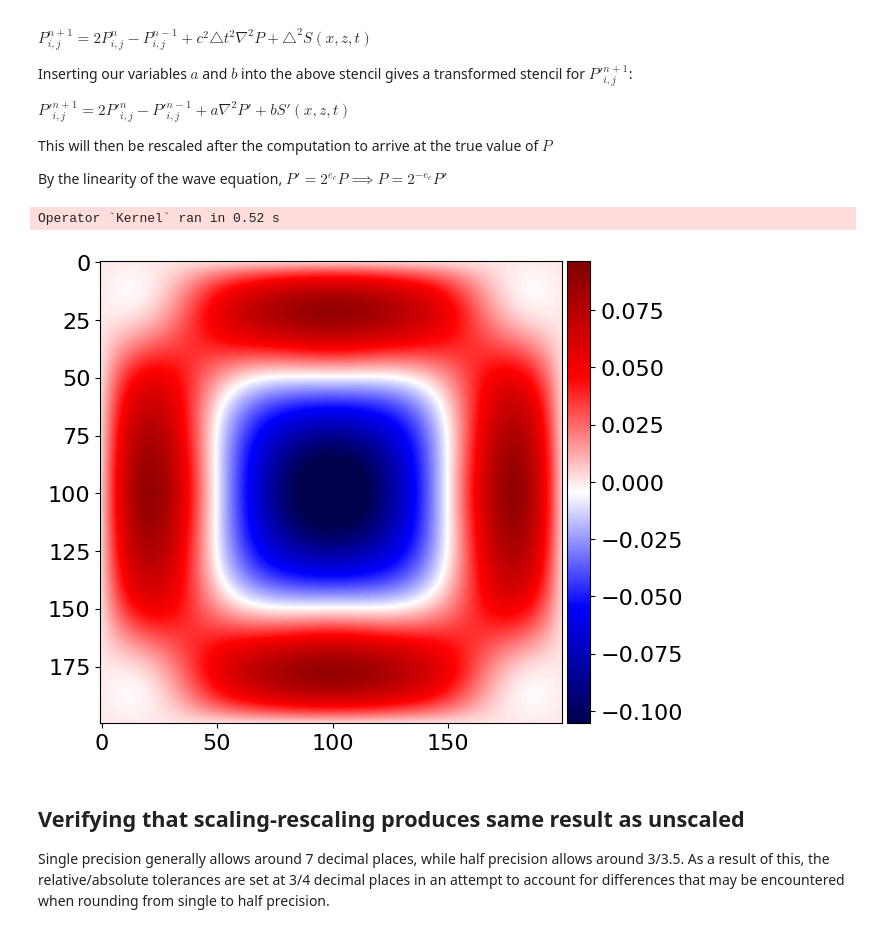
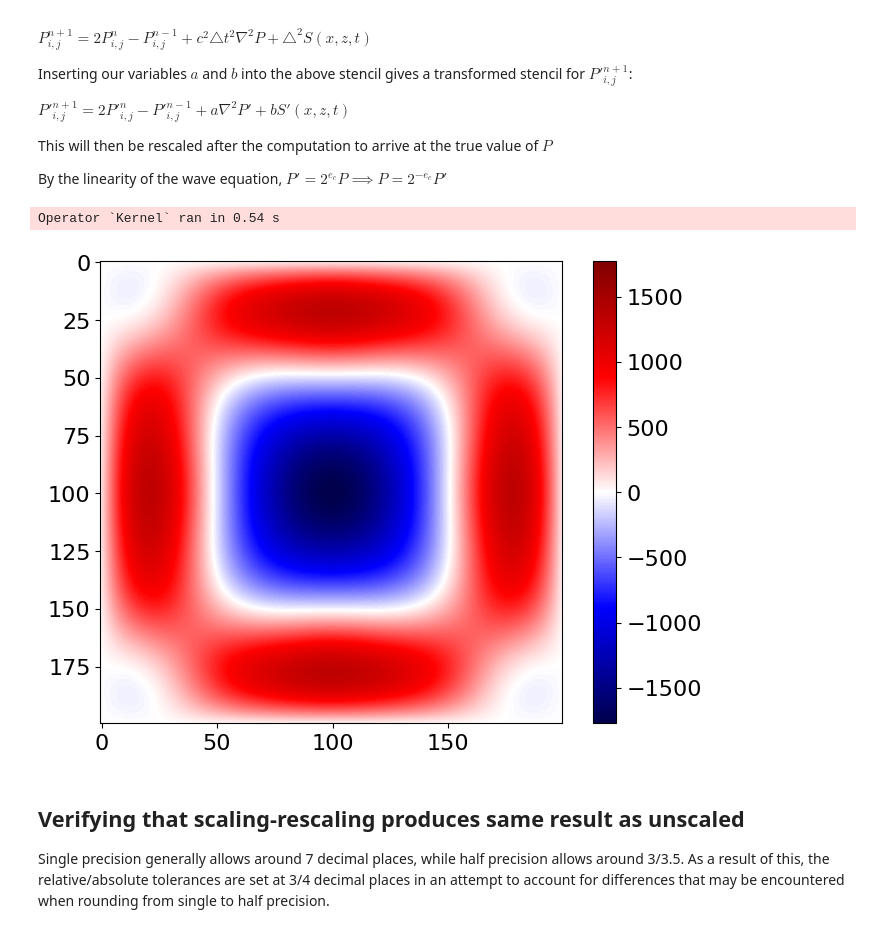
Before and after one commit to dt-17/Devito-UROP-MSci, a Jupyter notebook: scaling_acoustic.ipynb, the cells around one changed output. Cells and saved outputs as stored; diff of their text form; code cells hidden in the pictures.

```diff
--- a/scaling_acoustic.ipynb
+++ b/scaling_acoustic.ipynb
@@ -122,5 +124,7 @@ p_scaled.data[:] *= alpha
 Operator `Kernel` ran in 0.62 s
 # %%
 # showing output
-plot_image(p_scaled.data[0], cmap='seismic')
+vmax = np.amax(np.abs(p_scaled.data[0]))
+plt.imshow(p_scaled.data[0], cmap='seismic', vmin=-vmax, vmax=vmax)
+plt.colorbar();
 # %% [output]
@@ -156,31 +160,33 @@ By the linearity of the wave equation, $ P' = 2^{e_c} P \implies P = 2^{-e_c}P'$
 # %%
 # new pressure field
 p_new = dv.TimeFunction(name='P', grid=grid, space_order=4, time_order=2)
 
 # defining scale factor
 ec = -np.log2(dt**2*vmax**2)
 a = 2**ec*dt**2*vmax**2
 
 # new stencil with scaling factor attached to laplacian term
 new_stencil = dv.Eq(p_new.forward, (2*p_new - p_new.backward + a*p_new.laplace))
 
 # injecting the source term to the new pressure field
 src_n = src.inject(field=p_new.forward, expr=src)
 
 # new operator
 new_op = dv.Operator([new_stencil] + src_n)
 
 # call operator
 new_op(time=src.time_range.num-1, dt=dt)
 
 # rescale output
 p_new.data[:] /= 2**ec
 
 # show output
-plot_image(p_new.data[0], cmap='seismic')
+vmax = np.amax(np.abs(p_new.data[0]))
+plt.imshow(p_new.data[0], cmap='seismic', vmin=-vmax, vmax=vmax)
+plt.colorbar();
 # %% [output]
-Operator `Kernel` ran in 0.52 s
+Operator `Kernel` ran in 0.54 s
-[figure, old version]
+[figure, new version]
 # %% [markdown]
 ## Verifying that scaling-rescaling produces same result as unscaled
 
```
Also changed, not shown: parts of 3 cells of this notebook.
